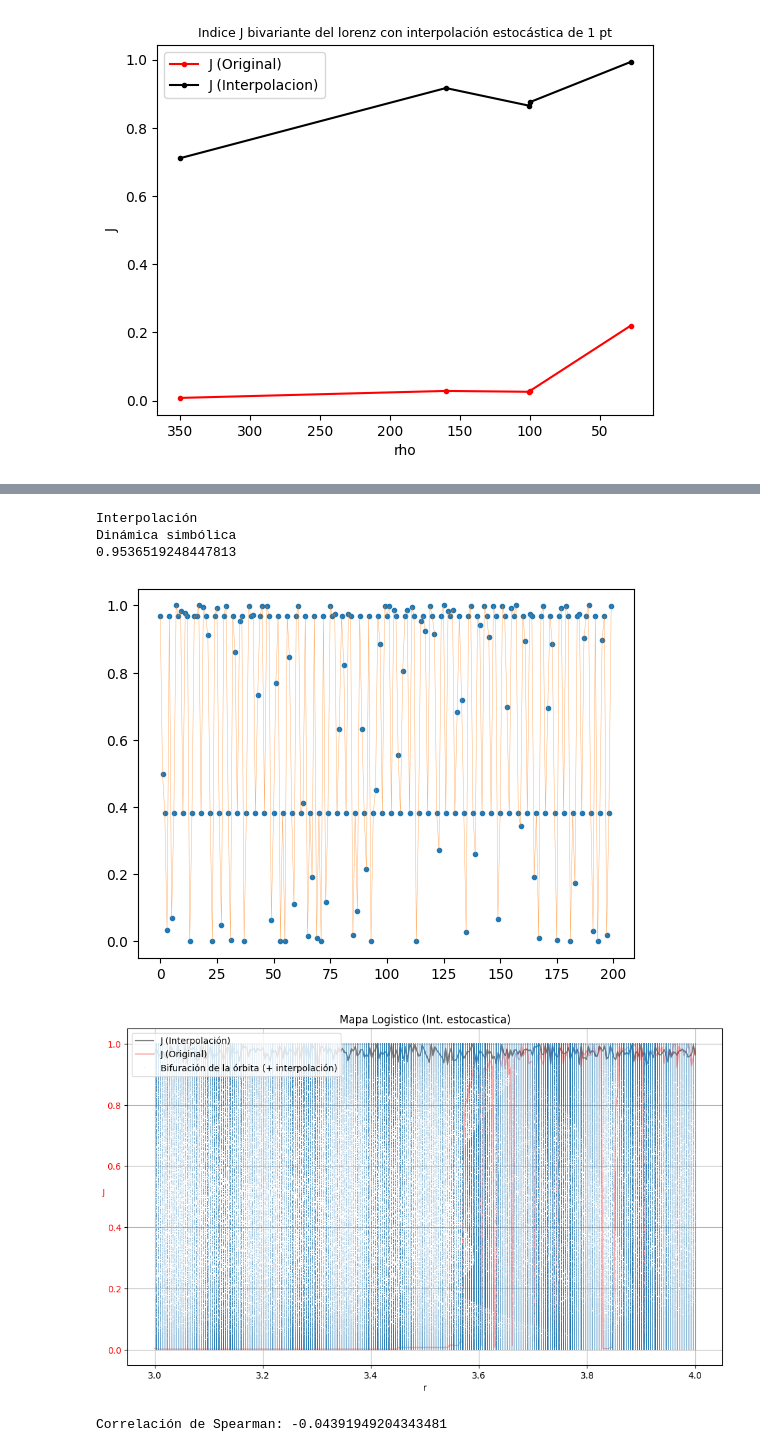
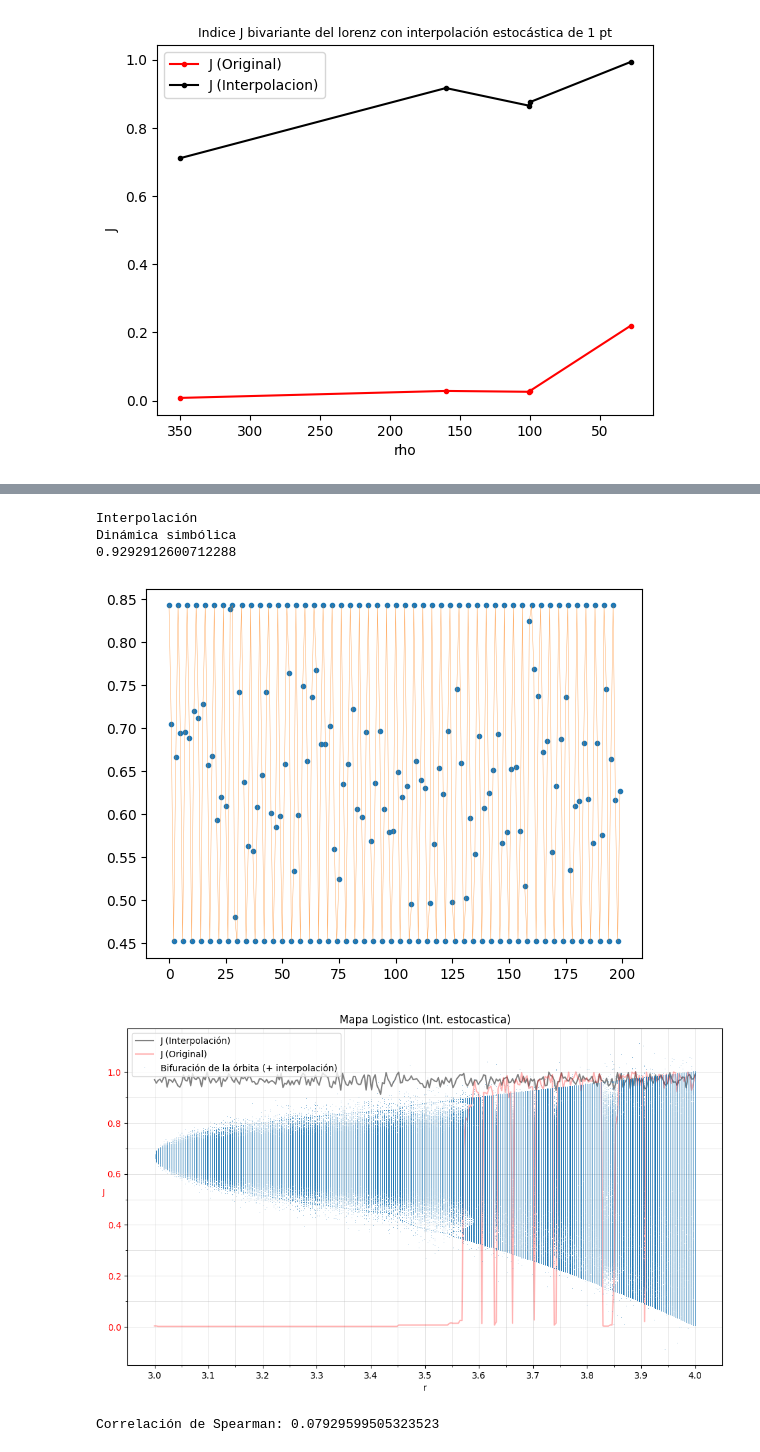
Before and after one commit to EduardoGarcia528/Tesis, a Jupyter notebook: interp_estocastico.ipynb, the cells around one changed output, grey strips where cells are left out. Saved outputs shown, nothing was run; the diff lists cells and outputs as text; code cells hidden in the pictures.

Commit message:
grid

```diff
--- a/interp_estocastico.ipynb
+++ b/interp_estocastico.ipynb
@@ -382,7 +400,7 @@ import numpy as np
 import matplotlib.pyplot as plt
 
 # Crear M arrays de ejemplo (M x N)
-a = [0, 1]
+a = [0, 0.5]
 arrays = np.array([np.array(interpolador_estocastico(a,1)[1]) for i in range(100)])
 # M, N = 50, 100  # M arrays con N puntos cada uno
 # arrays = np.random.rand(M, N) + np.linspace(0, 1, N)  # Ejemplo con tendencia
@@ -399,6 +417,8 @@ plt.figure(figsize=(10, 6))
 # plt.plot(mean_array, label='Media', color='blue')
 for arr in arrays:
     plt.plot(arr, marker=',')
+    if arr[-1] != 0.5:
+        print(arr[-1])
 # plt.fill_between(range(N), mean_array - std_array, mean_array + std_array, color='blue', alpha=0.2, label='Desviación estándar')
 # plt.fill_between(range(N), percentile_25, percentile_75, color='green', alpha=0.3, label='Percentil 25-75')
 plt.xlabel('Índice')
@@ -555,38 +575,55 @@ def plot_orbit_diagram(num_partitions,discreto,interpolacion, size,graficar, r_m
             ax2.legend(loc='center right',framealpha=0.5)
 
         fig.tight_layout()
+        major_ticks_x = np.linspace(3, 4, 11)  # 0.0, 0.2, ..., 1.0
+        minor_ticks_x = np.linspace(3, 4, 21)  # Ticks secundarios
+
+        major_ticks_y = np.linspace(0, 1, 6)  # -1, -0.5, 0, 0.5, 1.0
+        minor_ticks_y = np.linspace(0, 1, 11)  # Ticks secundarios
+
+        # Configurar los ticks del eje X
+        plt.xticks(major_ticks_x)  # Solo etiquetar los ticks principales
+        plt.gca().set_xticks(minor_ticks_x, minor=True)  # Agregar ticks menores sin etiquetas
+
+        # Configurar los ticks del eje Y
+        plt.yticks(major_ticks_y)  # Solo etiquetar los ticks principales
+        plt.gca().set_yticks(minor_ticks_y, minor=True)  # Agregar ticks menores sin etiquetas
+
+        # Activar la cuadrícula
+        plt.grid(which='major', linestyle='-', linewidth=0.5, alpha=0.5)  # Para ticks principales
+        plt.grid(which='minor', linestyle='-', linewidth=0.5, alpha=0.5)
         # plt.title(f'Logistic Map (Discret ={discreto}, interp= {interpolacion})')
         # plt.title(f'Mapa Logístico con discretización en el eje y ({num_partitions} Particiones)')
         plt.title(f'Mapa Logistico (Int. estocastica)')
         plt.show()
 
 
     if interpolacion == 'no':
         return J_index, J_values, r_values, orbit_values, lyapunov_values
     else:
         return J_index, J_values, r_values_interp, orbit_values_interp, lyapunov_values
 
 
 with open('logistic_map/lyapunov_continuo.txt', 'r') as f:
         lyapunov_continuo = [float(line.strip()) for line in f]
 
 with open('logistic_map/j_logistic_continuo.txt', 'r') as f:
         J_continuo = [float(line.strip()) for line in f]
 
 J_index, J_values, r_values, orbit_values, lyapunov_values = plot_orbit_diagram(15,"si","si", 20 ,True)
 # J_index, J_values, r_values, orbit_values, lyapunov_values_continuo = plot_orbit_diagram(50,"no", "no", 20 ,True)
 
 
 # Calcular correlación de Spearman
 correlacion, p_valor = spearmanr(J_values, J_continuo)
 
 print(f'Correlación de Spearman: {correlacion}')
 
 # np.save('J_continuo_2_5.npy', np.array(J_values))
 # %% [output]
 Interpolación
 Dinámica simbólica
-0.9536519248447813
+0.9292912600712288
-[figure, old version]
+[figure, new version]
-[figure, old version]
+[figure, new version]
-Correlación de Spearman: -0.04391949204343481
+Correlación de Spearman: 0.07929599505323523
```
Also changed, not shown: parts of 4 cells of this notebook, 3 other files.
